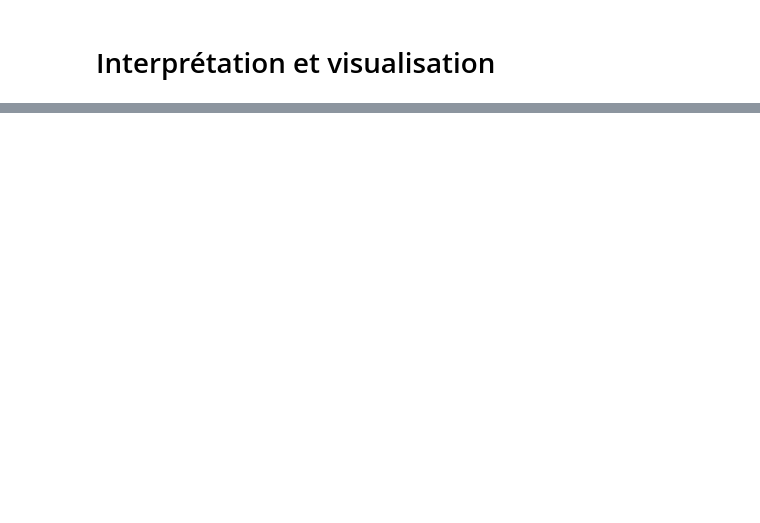
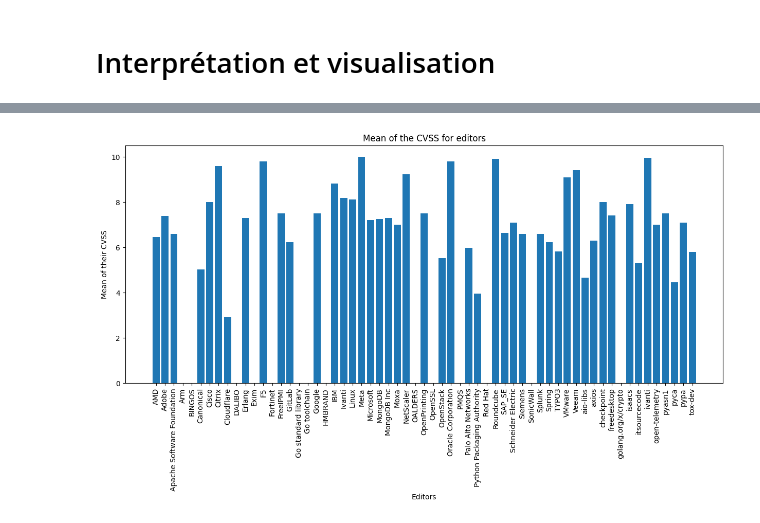
Before and after one commit to Graim-lee/Detecting-spams-in-mails-, a Jupyter notebook: project.ipynb, the cells around one changed output, grey strips where cells are left out. Saved outputs shown, nothing was run; the diff lists cells and outputs as text; code cells hidden in the pictures; blank space fills up the shorter version.

```diff
--- a/project.ipynb
+++ b/project.ipynb
@@ -530,0 +379,8 @@ Export effectué : cve_consolidated.csv (1344 lignes, 14 colonnes)
+# %%
+#Read from the CSV
+import pandas as pd
+import numpy as np
+
+df = pd.read_csv('cve_consolidated.csv')
+df['Date'] = pd.to_datetime(df['Date'])
+df
@@ -641,0 +540,11 @@ plt.show()
+# %%
+counts = df.groupby(['Editeur']).CVSS.mean()
+plt.subplots(figsize=(15, 6))
+plt.bar(counts.index, counts.values)
+plt.tick_params('x', rotation=90)
+plt.xlabel("Editors")
+plt.ylabel('Mean of their CVSS')
+plt.title('Mean of the CVSS for editors')
+plt.show()
+# %% [output]
+[figure, added]
```
Also changed, not shown: parts of 57 cells of this notebook, 1 other file.
